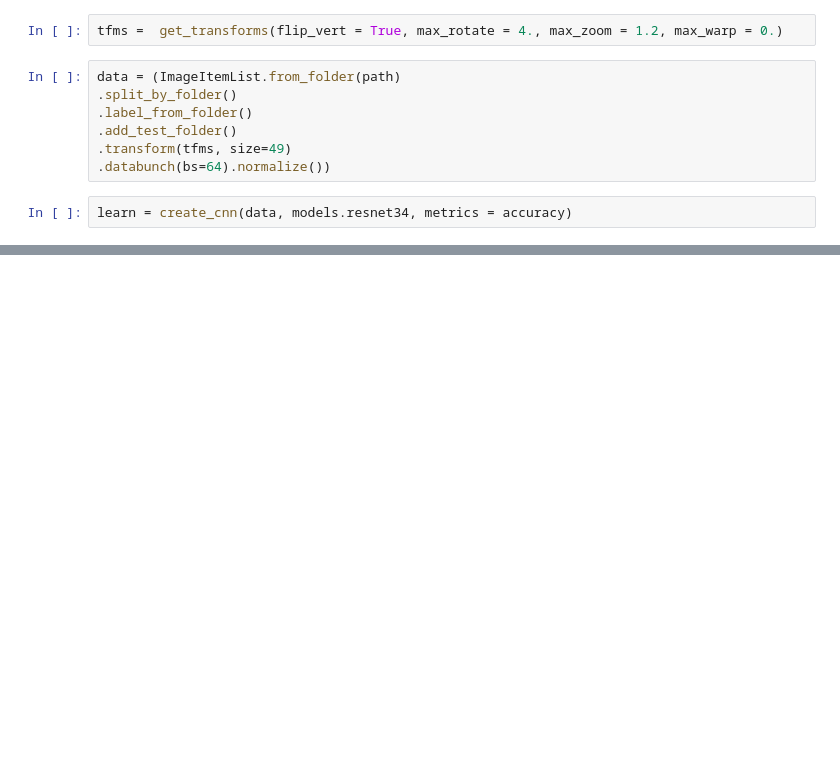
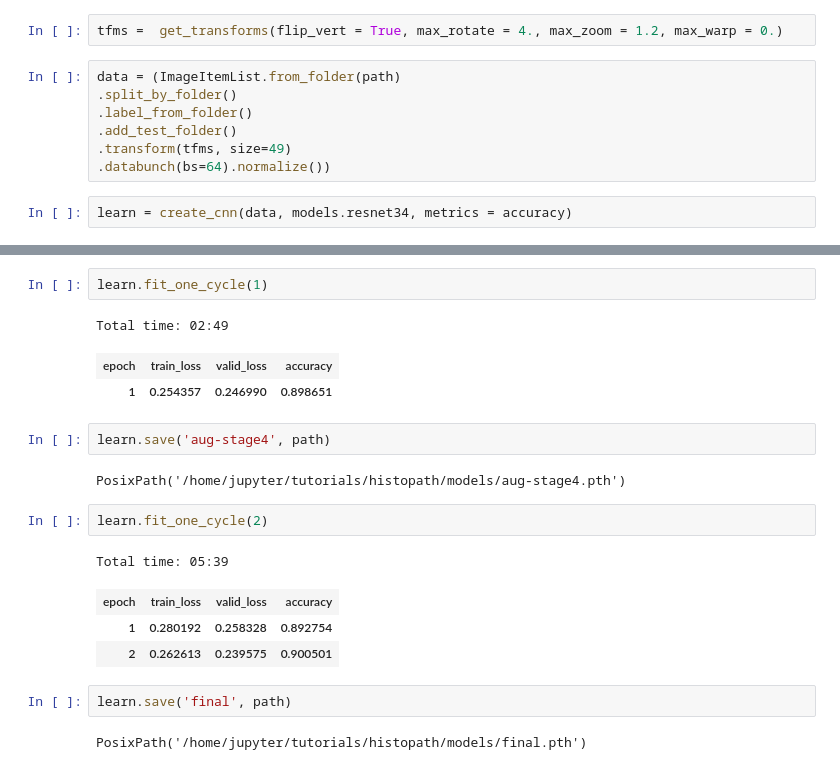
Before and after one commit to jsaurabh/deeplearning-ub, a Jupyter notebook: lesson1/CancerNet.ipynb, the cells around one changed output, grey strips where cells are left out. Cells and saved outputs as stored; diff of their text form; blank space fills up the shorter version.

```diff
--- a/lesson1/CancerNet.ipynb
+++ b/lesson1/CancerNet.ipynb
@@ -399,0 +473,21 @@ learn.save('aug-stage1', path)
+# %%
+learn.fit_one_cycle(1)
+# %% [output]
+Total time: 02:49
+| epoch | train_loss | valid_loss | accuracy |
+| 1 | 0.254357 | 0.246990 | 0.898651 |
+# %%
+learn.save('aug-stage4', path)
+# %% [output]
+PosixPath('/home/jupyter/tutorials/histopath/models/aug-stage4.pth')
+# %%
+learn.fit_one_cycle(2)
+# %% [output]
+Total time: 05:39
+| epoch | train_loss | valid_loss | accuracy |
+| 1 | 0.280192 | 0.258328 | 0.892754 |
+| 2 | 0.262613 | 0.239575 | 0.900501 |
+# %%
+learn.save('final', path)
+# %% [output]
+PosixPath('/home/jupyter/tutorials/histopath/models/final.pth')
```
Also changed, not shown: parts of 18 cells of this notebook, 1 other file.
